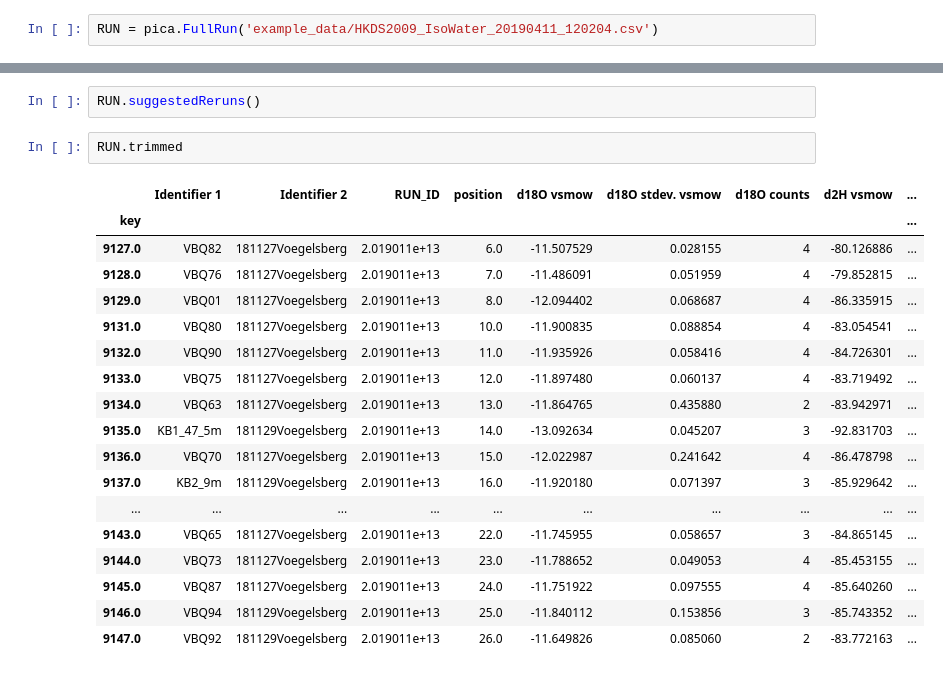
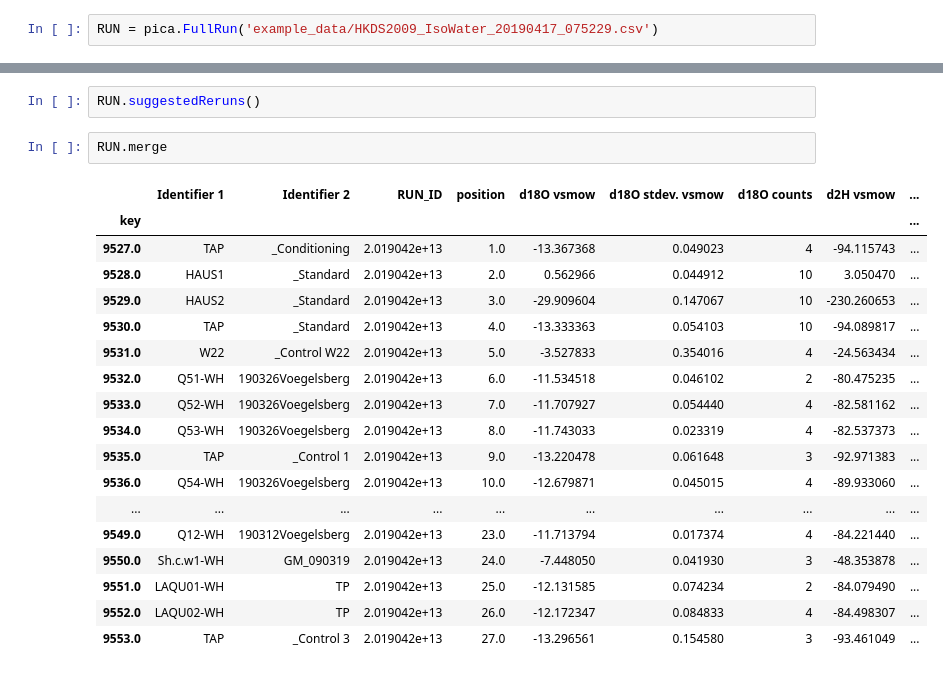
Before and after one commit to tr1813/picarro-calculator, a Jupyter notebook: ipynb/Picarro class.ipynb, the cells around one changed output, grey strips where cells are left out. Saved outputs shown, nothing was run; the diff lists cells and outputs as text.

```diff
--- a/ipynb/Picarro class.ipynb
+++ b/ipynb/Picarro class.ipynb
@@ -177,7 +177,7 @@ RUN.O18.plotSummary()
 # %% [output]
 AttributeError: 'Isotope' object has no attribute 'O18'
 # %%
-RUN = pica.FullRun('example_data/HKDS2009_IsoWater_20190411_120204.csv')
+RUN = pica.FullRun('example_data/HKDS2009_IsoWater_20190417_075229.csv')
 # %% [output]
 Running the corrections for Oxygen
  ...
@@ -261,23 +290,23 @@ RUN.coeffs["H"]
 # %%
 RUN.suggestedReruns()
 # %%
-RUN.trimmed
+RUN.merge
 # %% [output]
 |  | Identifier 1 | Identifier 2 | RUN_ID | position | d18O vsmow | d18O stdev. vsmow | d18O counts | d2H vsmow | ... |
 | key |  |  |  |  |  |  |  |  | ... |
-| 9127.0 | VBQ82 | 181127Voegelsberg | 2.019011e+13 | 6.0 | -11.507529 | 0.028155 | 4 | -80.126886 | ... |
-| 9128.0 | VBQ76 | 181127Voegelsberg | 2.019011e+13 | 7.0 | -11.486091 | 0.051959 | 4 | -79.852815 | ... |
-| 9129.0 | VBQ01 | 181127Voegelsberg | 2.019011e+13 | 8.0 | -12.094402 | 0.068687 | 4 | -86.335915 | ... |
-| 9131.0 | VBQ80 | 181127Voegelsberg | 2.019011e+13 | 10.0 | -11.900835 | 0.088854 | 4 | -83.054541 | ... |
-| 9132.0 | VBQ90 | 181127Voegelsberg | 2.019011e+13 | 11.0 | -11.935926 | 0.058416 | 4 | -84.726301 | ... |
-| 9133.0 | VBQ75 | 181127Voegelsberg | 2.019011e+13 | 12.0 | -11.897480 | 0.060137 | 4 | -83.719492 | ... |
-| 9134.0 | VBQ63 | 181127Voegelsberg | 2.019011e+13 | 13.0 | -11.864765 | 0.435880 | 2 | -83.942971 | ... |
-| 9135.0 | KB1_47_5m | 181129Voegelsberg | 2.019011e+13 | 14.0 | -13.092634 | 0.045207 | 3 | -92.831703 | ... |
-| 9136.0 | VBQ70 | 181127Voegelsberg | 2.019011e+13 | 15.0 | -12.022987 | 0.241642 | 4 | -86.478798 | ... |
-| 9137.0 | KB2_9m | 181129Voegelsberg | 2.019011e+13 | 16.0 | -11.920180 | 0.071397 | 3 | -85.929642 | ... |
+| 9527.0 | TAP | _Conditioning | 2.019042e+13 | 1.0 | -13.367368 | 0.049023 | 4 | -94.115743 | ... |
+| 9528.0 | HAUS1 | _Standard | 2.019042e+13 | 2.0 | 0.562966 | 0.044912 | 10 | 3.050470 | ... |
+| 9529.0 | HAUS2 | _Standard | 2.019042e+13 | 3.0 | -29.909604 | 0.147067 | 10 | -230.260653 | ... |
+| 9530.0 | TAP | _Standard | 2.019042e+13 | 4.0 | -13.333363 | 0.054103 | 10 | -94.089817 | ... |
+| 9531.0 | W22 | _Control W22 | 2.019042e+13 | 5.0 | -3.527833 | 0.354016 | 4 | -24.563434 | ... |
+| 9532.0 | Q51-WH | 190326Voegelsberg | 2.019042e+13 | 6.0 | -11.534518 | 0.046102 | 2 | -80.475235 | ... |
+| 9533.0 | Q52-WH | 190326Voegelsberg | 2.019042e+13 | 7.0 | -11.707927 | 0.054440 | 4 | -82.581162 | ... |
+| 9534.0 | Q53-WH | 190326Voegelsberg | 2.019042e+13 | 8.0 | -11.743033 | 0.023319 | 4 | -82.537373 | ... |
+| 9535.0 | TAP | _Control 1 | 2.019042e+13 | 9.0 | -13.220478 | 0.061648 | 3 | -92.971383 | ... |
+| 9536.0 | Q54-WH | 190326Voegelsberg | 2.019042e+13 | 10.0 | -12.679871 | 0.045015 | 4 | -89.933060 | ... |
 | ... | ... | ... | ... | ... | ... | ... | ... | ... | ... |
-| 9143.0 | VBQ65 | 181127Voegelsberg | 2.019011e+13 | 22.0 | -11.745955 | 0.058657 | 3 | -84.865145 | ... |
-| 9144.0 | VBQ73 | 181127Voegelsberg | 2.019011e+13 | 23.0 | -11.788652 | 0.049053 | 4 | -85.453155 | ... |
-| 9145.0 | VBQ87 | 181127Voegelsberg | 2.019011e+13 | 24.0 | -11.751922 | 0.097555 | 4 | -85.640260 | ... |
-| 9146.0 | VBQ94 | 181129Voegelsberg | 2.019011e+13 | 25.0 | -11.840112 | 0.153856 | 3 | -85.743352 | ... |
-| 9147.0 | VBQ92 | 181129Voegelsberg | 2.019011e+13 | 26.0 | -11.649826 | 0.085060 | 2 | -83.772163 | ... |
+| 9549.0 | Q12-WH | 190312Voegelsberg | 2.019042e+13 | 23.0 | -11.713794 | 0.017374 | 4 | -84.221440 | ... |
+| 9550.0 | Sh.c.w1-WH | GM_090319 | 2.019042e+13 | 24.0 | -7.448050 | 0.041930 | 3 | -48.353878 | ... |
+| 9551.0 | LAQU01-WH | TP | 2.019042e+13 | 25.0 | -12.131585 | 0.074234 | 2 | -84.079490 | ... |
+| 9552.0 | LAQU02-WH | TP | 2.019042e+13 | 26.0 | -12.172347 | 0.084833 | 4 | -84.498307 | ... |
+| 9553.0 | TAP | _Control 3 | 2.019042e+13 | 27.0 | -13.296561 | 0.154580 | 3 | -93.461049 | ... |
```
Also changed, not shown: parts of 5 cells of this notebook, 1 other file.
